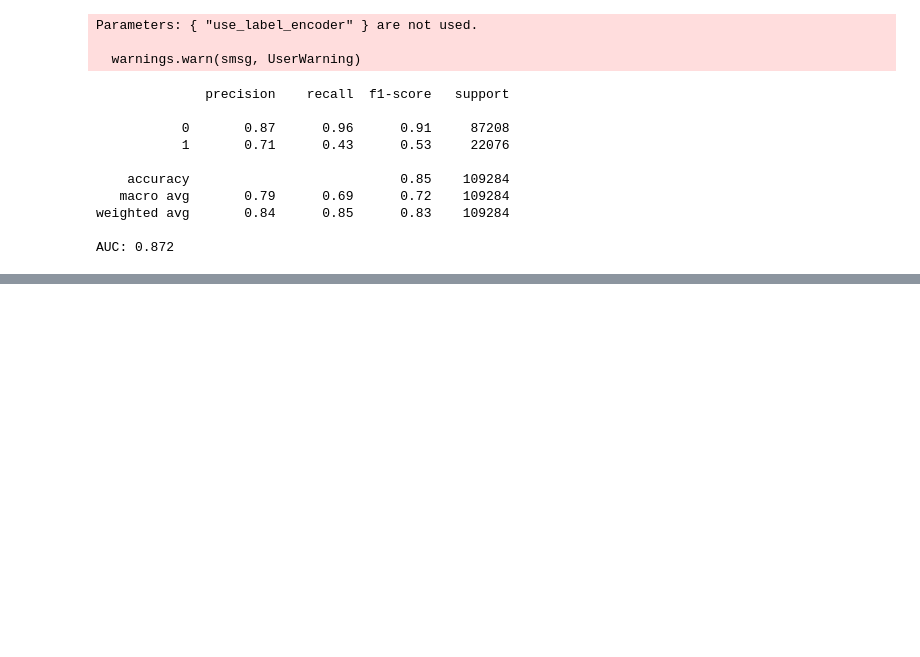
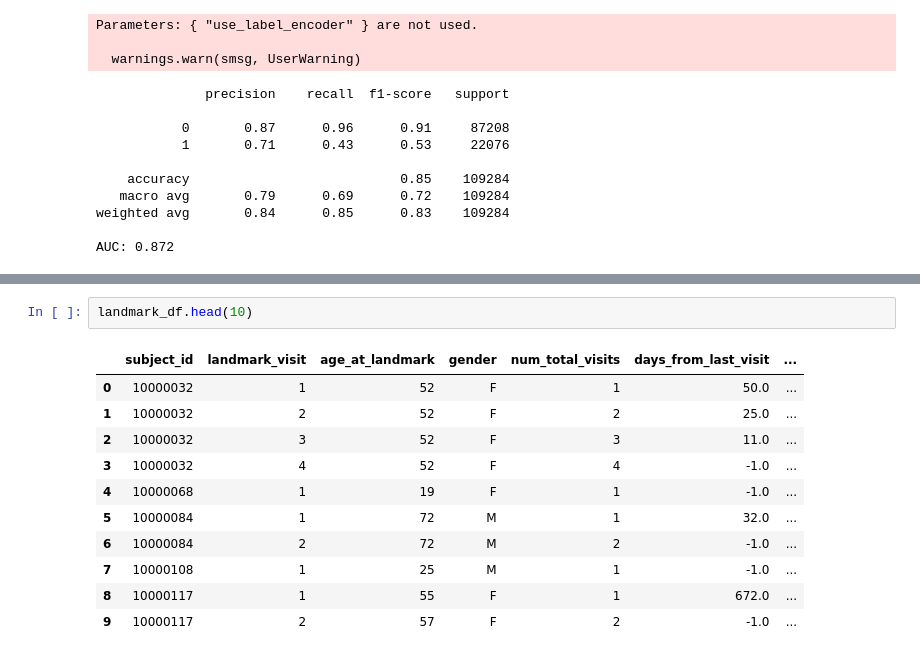
Before and after one commit to michechi/LLMSeq, a Jupyter notebook: src/xgboost.ipynb, the cells around one changed output, grey strips where cells are left out. Saved outputs shown, nothing was run; the diff lists cells and outputs as text; blank space fills up the shorter version.

```diff
--- a/src/xgboost.ipynb
+++ b/src/xgboost.ipynb
@@ -134,0 +233,14 @@ AUC: 0.872
+# %%
+landmark_df.head(10)
+# %% [output]
+|  | subject_id | landmark_visit | age_at_landmark | gender | num_total_visits | days_from_last_visit | ... |
+| 0 | 10000032 | 1 | 52 | F | 1 | 50.0 | ... |
+| 1 | 10000032 | 2 | 52 | F | 2 | 25.0 | ... |
+| 2 | 10000032 | 3 | 52 | F | 3 | 11.0 | ... |
+| 3 | 10000032 | 4 | 52 | F | 4 | -1.0 | ... |
+| 4 | 10000068 | 1 | 19 | F | 1 | -1.0 | ... |
+| 5 | 10000084 | 1 | 72 | M | 1 | 32.0 | ... |
+| 6 | 10000084 | 2 | 72 | M | 2 | -1.0 | ... |
+| 7 | 10000108 | 1 | 25 | M | 1 | -1.0 | ... |
+| 8 | 10000117 | 1 | 55 | F | 1 | 672.0 | ... |
+| 9 | 10000117 | 2 | 57 | F | 2 | -1.0 | ... |
```
Also changed, not shown: parts of 14 cells of this notebook.
